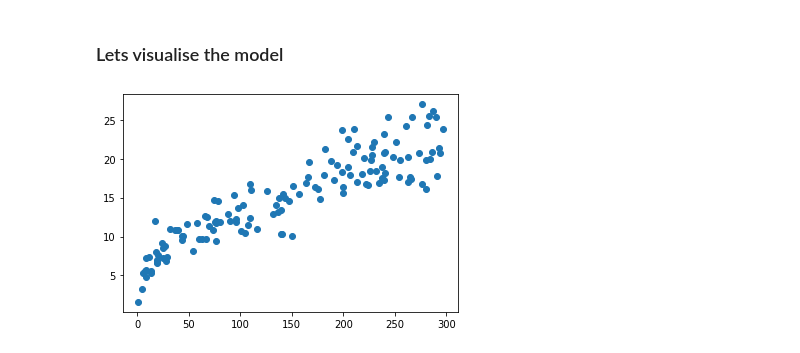
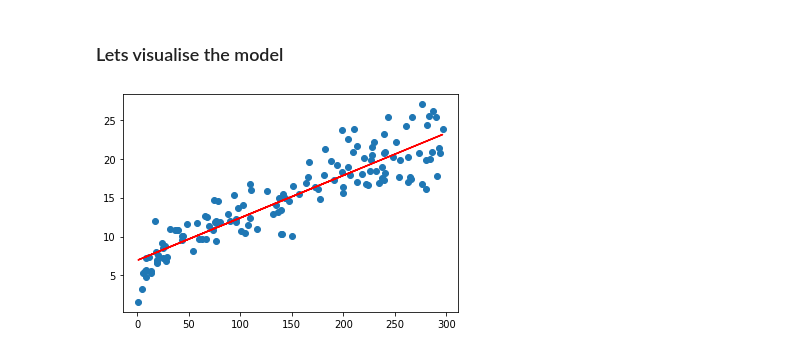
Before and after one commit to raditz2488/AIML, a Jupyter notebook: SimpleLinearRegression/SimpleLinearRegression.ipynb, the cells around one changed output. Saved outputs shown, nothing was run; the diff lists cells and outputs as text; code cells hidden in the pictures.

Commit message:
Project: SimpleLinearRegression
Update:
1. Added code to visualise the regression line through the dataset on a scatterplot

```diff
--- a/SimpleLinearRegression/SimpleLinearRegression.ipynb
+++ b/SimpleLinearRegression/SimpleLinearRegression.ipynb
@@ -141,7 +141,7 @@ Meaning that the model fit is statistically significant, and the explained varia
 ### Lets visualise the model
 # %%
 plt.scatter(X_train, y_train)
-plt.plot(X_train, reg_results_wrapper.params)
+plt.plot(X_train, reg_results_wrapper.params['const'] + reg_results_wrapper.params['TV'] * X_train, 'r')
 plt.show()
 # %% [output]
-[figure, old version]
+[figure, new version]
```
